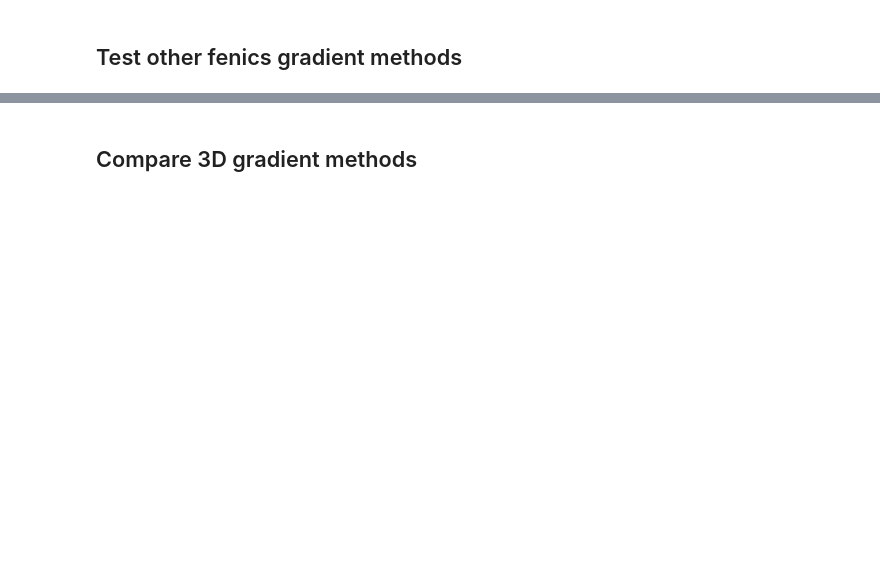
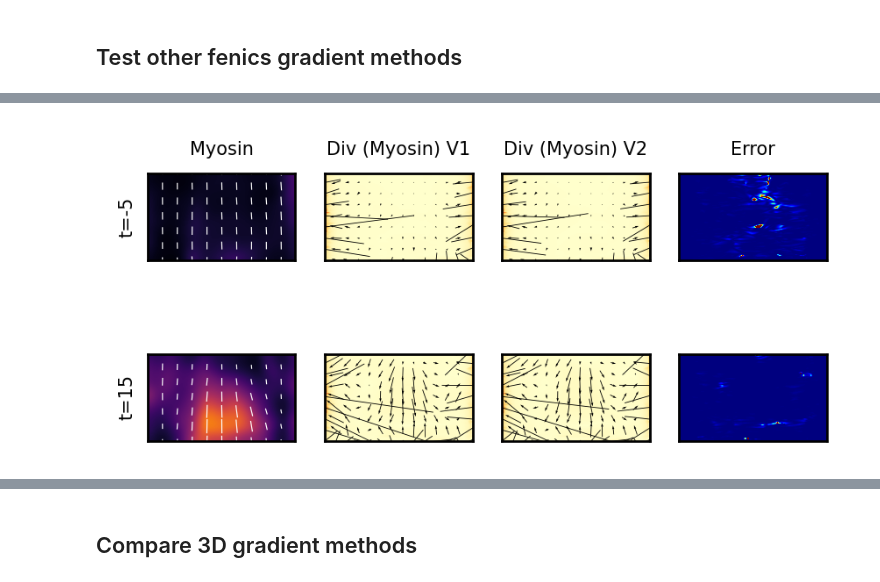
Before and after one commit to jcolen/drosophila_morphogenesis, a Jupyter notebook: CompareGradientMethods.ipynb, the cells around one changed output, grey strips where cells are left out. Saved outputs shown, nothing was run; the diff lists cells and outputs as text; code cells hidden in the pictures; blank space fills up the shorter version.

```diff
--- a/CompareGradientMethods.ipynb
+++ b/CompareGradientMethods.ipynb
@@ -194,3 +192,84 @@ t = 25  Mean div(m): 0.000996   Mean strain rate: 0.0425
         Div(m) residual: 0.0534         Strain rate residual: 0.035
 [figure]
 [figure]
+# %%
+#Ask for a LOT of memory if you need to create these from scratch
+
+from utils.plot_utils import *
+from utils.geometry.fenics_utils import *
+from utils.forecasting.transforms import EmbryoGradient, CovariantEmbryoGradient
+from utils.geometry.geometry_utils import *
+
+from fenics import Mesh, VectorElement, TensorElement, MixedElement, FunctionSpace
+from fenics import dof_to_vertex_map, vertex_to_dof_map
+from fenics import project, grad, div, solve
+
+mesh_name='embryo_poles_noll'
+
+interp   = MeshInterpolator(mesh_name, cutoff=0).fit(None)
+tangent  = TangentSpaceTransformer(mesh_name).fit(None)
+gradient0 = FenicsGradient_v1(mesh_name).fit(None, tangent=tangent)
+gradient1 = FenicsGradient_v3(mesh_name).fit(None, tangent=tangent)
+
+plt.rcParams['font.size'] = 6
+plt.rcParams['axes.titlesize'] = 6
+fig1, ax1 = plt.subplots(2, 4, dpi=250, figsize=(4, 2), squeeze=False)
+ax1[0, 0].set_title('Myosin')
+ax1[0, 1].set_title('Div (Myosin) V1')
+ax1[0, 2].set_title('Div (Myosin) V2')
+ax1[0, 3].set_title('Error');
+
+fig2, ax2 = plt.subplots(2, 4, dpi=250, figsize=(4, 2), squeeze=False)
+
+ax2[0, 0].set_title('Flow')
+ax2[0, 1].set_title('Strain rate V1')
+ax2[0, 2].set_title('Strain rate V2')
+ax2[0, 3].set_title('Error');
+
+def gradients_3D(m, v, gradient):
+    div_m = np.einsum('ij...j->i...', gradient.transform(m))
+    d1_v = gradient.transform(v)
+    E = 0.5 * (np.einsum('i...j->ij...', d1_v) - np.einsum('j...i->ij...', d1_v))
+
+    div_m = interp.inverse_transform(div_m)
+    E     = interp.inverse_transform(E)
+
+    return div_m, E
+
+for i, t in enumerate([5, 25]):
+    v0 = v_full[t]
+    m0 = m_full[t]
+    tt = t_full[t]
+
+    plot_tensor2D(ax1[i, 0], m0, vmin=mmin, vmax=mmax)
+    color_2D(ax2[i, 0], np.linalg.norm(v0, axis=0), vmin=vmin, vmax=vmax, cmap='YlOrRd')
+    plot_vector2D(ax2[i, 0], v0, skip=15)
+
+    m0 = interp.transform(m0)
+    v0 = interp.transform(v0)
+
+    div_m0, E0 = gradients_3D(m0, v0, gradient0)
+    div_m1, E1 = gradients_3D(m0, v0, gradient1)
+
+    print(f't = {t}\tMean div(m): {np.mean(np.linalg.norm(div_m0, axis=0)):.3g}\tMean strain rate: {np.mean(np.linalg.norm(E0, axis=(0, 1))):.3g}')
+    print(f't = {t}\tMean div(m): {np.mean(np.linalg.norm(div_m1, axis=0)):.3g}\tMean strain rate: {np.mean(np.linalg.norm(E1, axis=(0, 1))):.3g}')
+
+    print(f'\tDiv(m) residual: {mean_norm_residual(div_m0[None], div_m1[None]).mean():.3g}',
+          f'\tStrain rate residual: {mean_norm_residual(E0[None], E1[None]).mean():.3g}')
+
+    color_2D(ax1[i, 1], np.linalg.norm(div_m0, axis=0), cmap='YlOrRd')
+    plot_vector2D(ax1[i, 1], div_m0, skip=15, scale=1e-2)
+    plot_tensor2D(ax2[i, 1], E0, vmin=mmin, vmax=mmax, skip=15)
+
+    cmin, cmax= ax1[i, 1].get_images()[0].get_clim()
+
+    color_2D(ax1[i, 2], np.linalg.norm(div_m1, axis=0), vmin=cmin, vmax=cmax, cmap='YlOrRd')
+    plot_vector2D(ax1[i, 2], div_m1, skip=15, scale=1e-2)
+    plot_tensor2D(ax2[i, 2], E1, vmin=mmin, vmax=mmax, skip=15)
+
+    color_2D(ax1[i, 3], mean_norm_residual(div_m0[None], div_m1[None]), vmin=0, vmax=1, cmap='jet')
+    color_2D(ax2[i, 3], mean_norm_residual(E0[None], E1[None]), vmin=0, vmax=1, cmap='jet')
+
+    ax1[i, 0].set_ylabel('t=%d' % tt)
+    ax2[i, 0].set_ylabel('t=%d' % tt)
+# %% [output]
@@ -196,0 +290 @@ t = 25  Mean div(m): 0.000996   Mean strain rate: 0.0425
+[figure, added]
```
Also changed, not shown: parts of 5 cells of this notebook, 4 other files.
